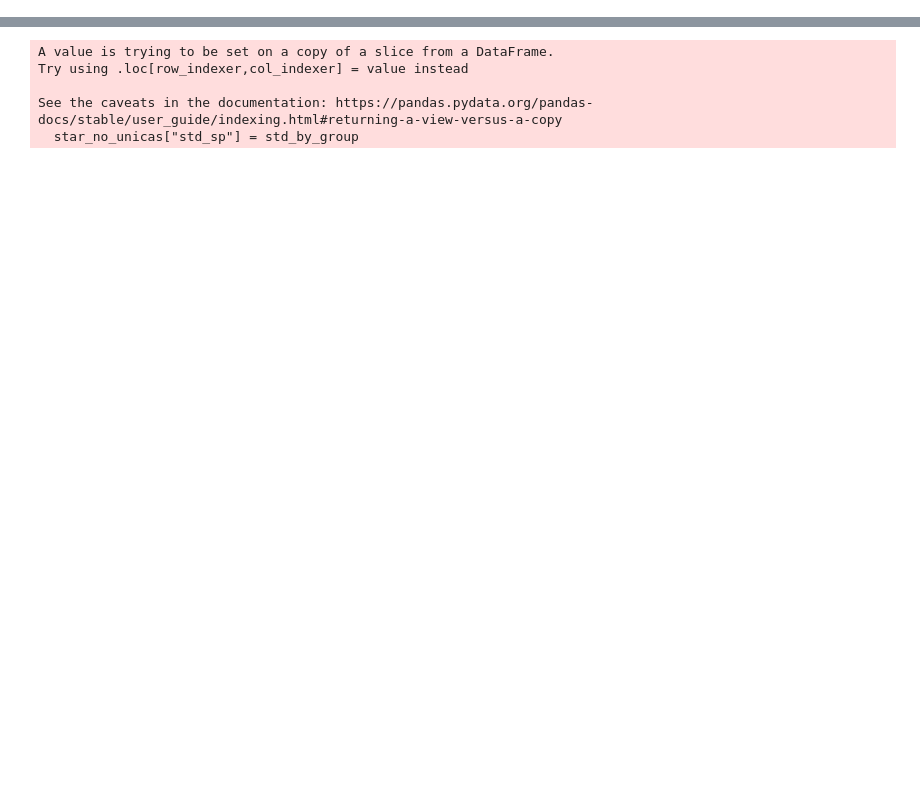
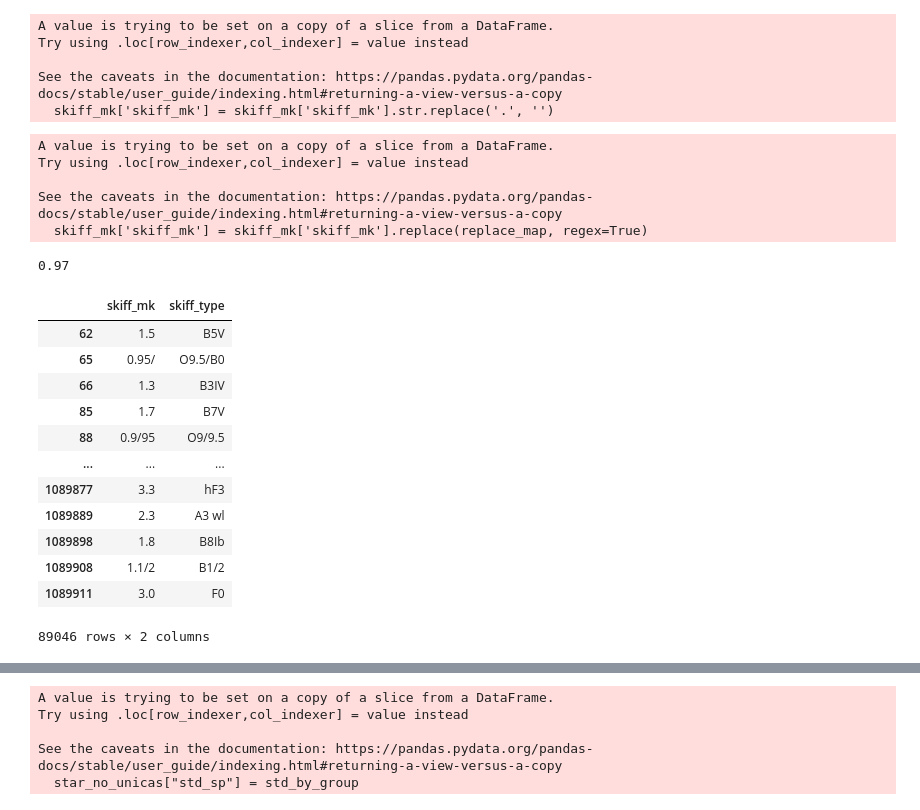
Before and after one commit to Monsalves-Gonzalez-N/OB-stars, a Jupyter notebook: preprocesing_28_agst_2023.ipynb, the cells around one changed output, grey strips where cells are left out. Saved outputs shown, nothing was run; the diff lists cells and outputs as text; code cells hidden in the pictures; blank space fills up the shorter version.

```diff
--- a/preprocesing_28_agst_2023.ipynb
+++ b/preprocesing_28_agst_2023.ipynb
@@ -42,0 +66,56 @@ df_1["mk"] = df_1.apply(lambda row: busqueda(r"^(O|B|A|F|G|K|M)",row["sptype"]),
+# %%
+skiff_mk = skiff.loc[(skiff['skiff_mk']!='em_WR_Be')&(skiff['skiff_mk']!='OB')&(skiff['skiff_mk'].notna())]
+# %%
+skiff_mk['skiff_mk'] = skiff_mk['skiff_mk'].str.replace('.', '')
+# %% [output]
+A value is trying to be set on a copy of a slice from a DataFrame.
+Try using .loc[row_indexer,col_indexer] = value instead
+
+See the caveats in the documentation: https://pandas.pydata.org/pandas-docs/stable/user_guide/indexing.html#returning-a-view-versus-a-copy
+  skiff_mk['skiff_mk'] = skiff_mk['skiff_mk'].str.replace('.', '')
+# %%
+replace_map = {
+    'O': '0.',
+    'B': '1.',
+    'A': '2.',
+    'F': '3.',
+    'G': '4.',
+    'K': '5.',
+    'M': '6.'
+}
+# %%
+skiff_mk['skiff_mk'] = skiff_mk['skiff_mk'].replace(replace_map, regex=True)
+# %% [output]
+A value is trying to be set on a copy of a slice from a DataFrame.
+Try using .loc[row_indexer,col_indexer] = value instead
+
+See the caveats in the documentation: https://pandas.pydata.org/pandas-docs/stable/user_guide/indexing.html#returning-a-view-versus-a-copy
+  skiff_mk['skiff_mk'] = skiff_mk['skiff_mk'].replace(replace_map, regex=True)
+# %%
+import re
+
+def extract_first_float(s):
+    match = re.search(r"(\d{1,2}(?:\.\d{1,2})?)", s)
+    return float(match.group()) if match else None
+
+s = '0.97Ib + 0.9'
+number = extract_first_float(s)
+print(number)
+# %% [output]
+0.97
+# %%
+skiff_mk[['skiff_mk','skiff_type']]
+# %% [output]
+|  | skiff_mk | skiff_type |
+| 62 | 1.5 | B5V |
+| 65 | 0.95/ | O9.5/B0 |
+| 66 | 1.3 | B3IV |
+| 85 | 1.7 | B7V |
+| 88 | 0.9/95 | O9/9.5 |
+| ... | ... | ... |
+| 1089877 | 3.3 | hF3 |
+| 1089889 | 2.3 | A3 wl |
+| 1089898 | 1.8 | B8Ib |
+| 1089908 | 1.1/2 | B1/2 |
+| 1089911 | 3.0 | F0 |
+89046 rows × 2 columns
```
Also changed, not shown: parts of 94 cells of this notebook, 2 other files.
